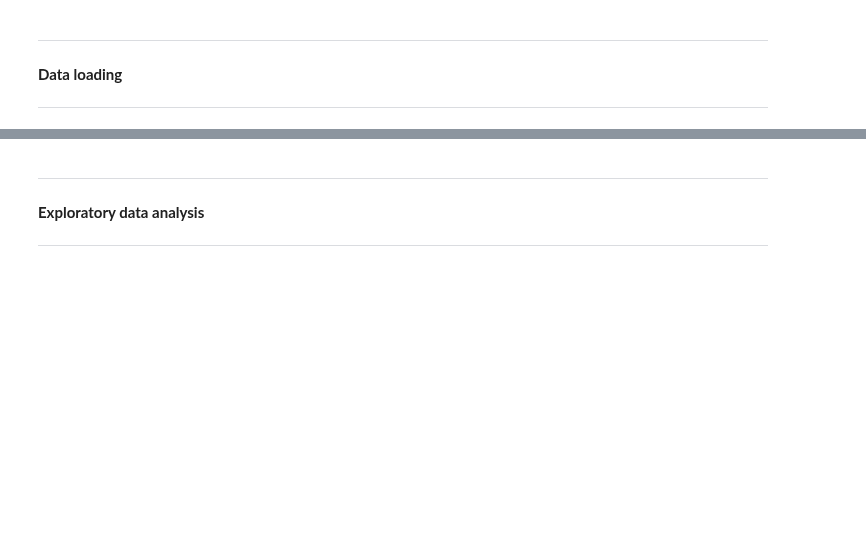
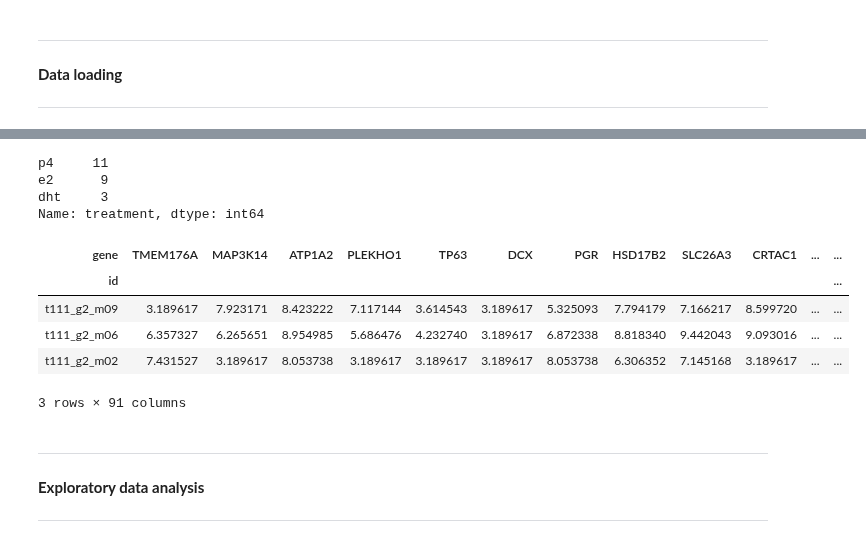
Before and after one commit to valentinoli/pdx, a Jupyter notebook: scripts/dataExploration.ipynb, the cells around one changed output, grey strips where cells are left out. Saved outputs shown, nothing was run; the diff lists cells and outputs as text; code cells hidden in the pictures; blank space fills up the shorter version.

```diff
--- a/scripts/dataExploration.ipynb
+++ b/scripts/dataExploration.ipynb
@@ -58,0 +104,16 @@ patients2.head(2)
+# %%
+pdx.index.get_level_values('treatment').value_counts()
+# %% [output]
+p4     11
+e2      9
+dht     3
+Name: treatment, dtype: int64
+# %%
+pdx.loc['dht']
+# %% [output]
+| gene | TMEM176A | MAP3K14 | ATP1A2 | PLEKHO1 | TP63 | DCX | PGR | HSD17B2 | SLC26A3 | CRTAC1 | ... | ... |
+| id |  |  |  |  |  |  |  |  |  |  |  | ... |
+| t111_g2_m09 | 3.189617 | 7.923171 | 8.423222 | 7.117144 | 3.614543 | 3.189617 | 5.325093 | 7.794179 | 7.166217 | 8.599720 | ... | ... |
+| t111_g2_m06 | 6.357327 | 6.265651 | 8.954985 | 5.686476 | 4.232740 | 3.189617 | 6.872338 | 8.818340 | 9.442043 | 9.093016 | ... | ... |
+| t111_g2_m02 | 7.431527 | 3.189617 | 8.053738 | 3.189617 | 3.189617 | 3.189617 | 8.053738 | 6.306352 | 7.145168 | 3.189617 | ... | ... |
+3 rows × 91 columns
```
Also changed, not shown: parts of 17 cells of this notebook, 2 other files.
